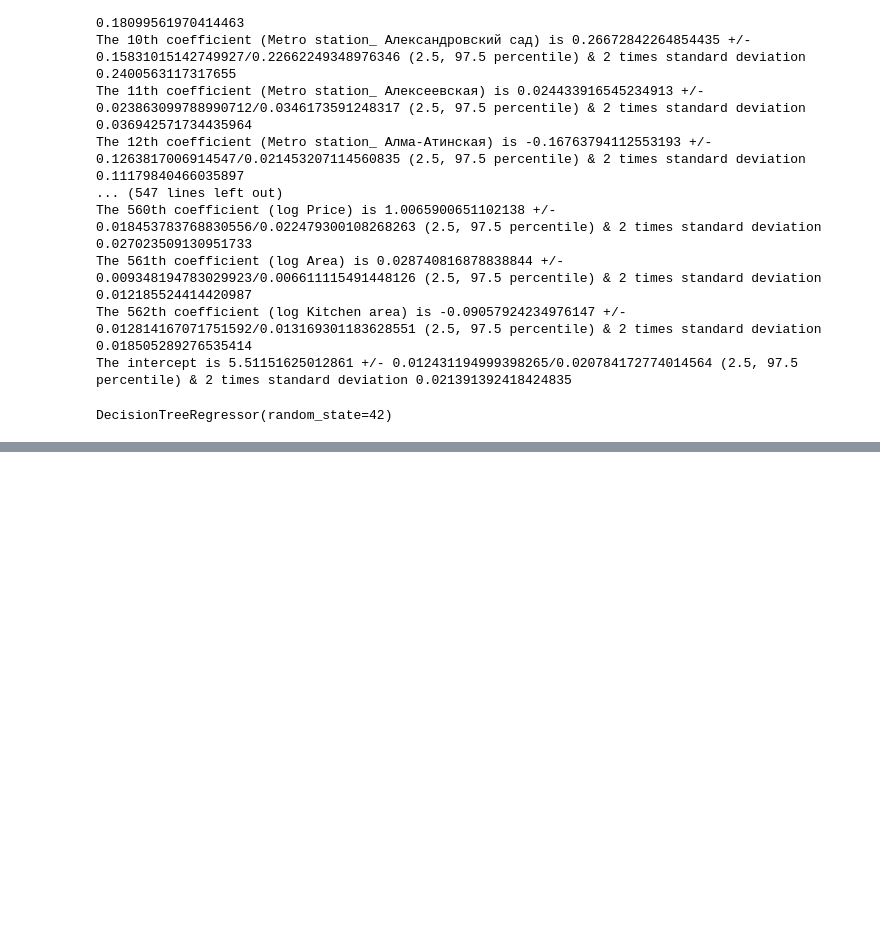
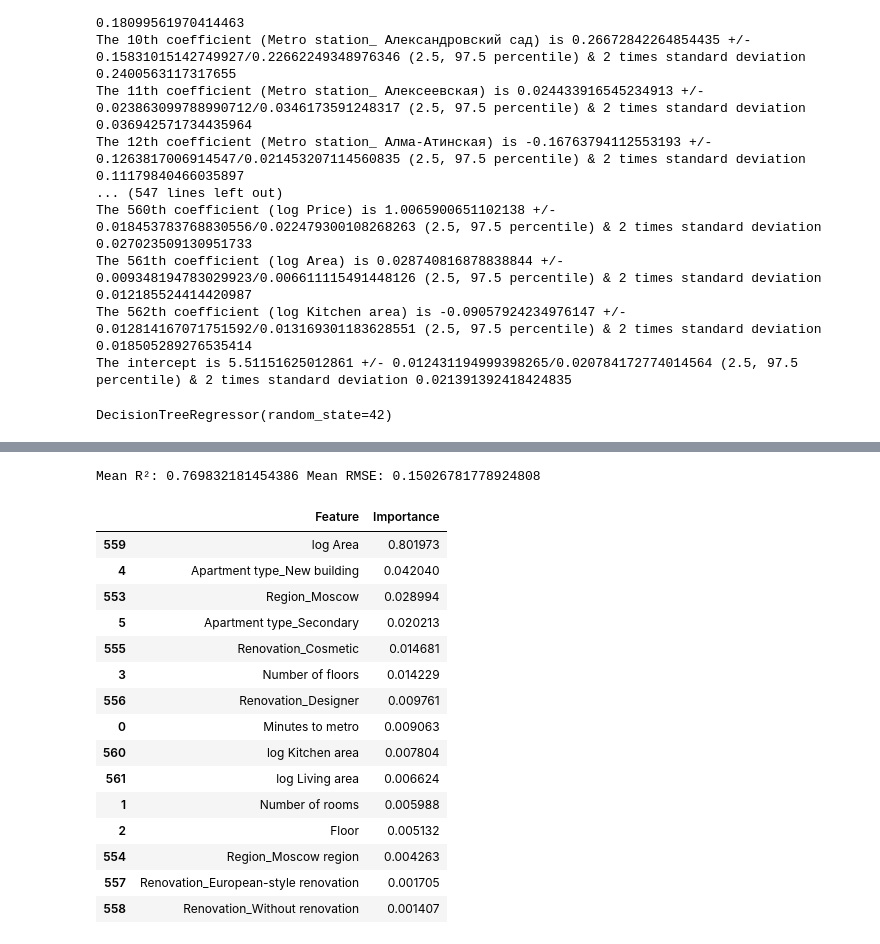
Before and after one commit to abmostert/data-science-portfolio, a Jupyter notebook: moscow_data.ipynb, the cells around one changed output, grey strips where cells are left out. Cells and saved outputs as stored; diff of their text form; code cells hidden in the pictures; blank space fills up the shorter version.

```diff
--- a/moscow_data.ipynb
+++ b/moscow_data.ipynb
@@ -854,0 +876,39 @@ TypeError: got an unexpected keyword argument 'squared'
+# %%
+cross_val_r2 = cross_val_results['test_r2']
+cross_val_rmse = -cross_val_results['test_rmse']
+print("Mean R²:", cross_val_r2.mean(), "Mean RMSE:", cross_val_rmse.mean())
+# %% [output]
+Mean R²: 0.769832181454386 Mean RMSE: 0.15026781778924808
+# %%
+estimators = cross_val_results["estimator"]
+
+# Get importance arrays for each fold
+fold_importances = [est.feature_importances_ for est in estimators]
+
+# Average across folds
+mean_importances = np.mean(fold_importances, axis=0)
+
+# Combine with column names
+feature_importance_df = pd.DataFrame({
+    "Feature": x_data.columns,
+    "Importance": mean_importances
+}).sort_values("Importance", ascending=False)
+
+feature_importance_df.head(15)
+# %% [output]
+|  | Feature | Importance |
+| 559 | log Area | 0.801973 |
+| 4 | Apartment type_New building | 0.042040 |
+| 553 | Region_Moscow | 0.028994 |
+| 5 | Apartment type_Secondary | 0.020213 |
+| 555 | Renovation_Cosmetic | 0.014681 |
+| 3 | Number of floors | 0.014229 |
+| 556 | Renovation_Designer | 0.009761 |
+| 0 | Minutes to metro | 0.009063 |
+| 560 | log Kitchen area | 0.007804 |
+| 561 | log Living area | 0.006624 |
+| 1 | Number of rooms | 0.005988 |
+| 2 | Floor | 0.005132 |
+| 554 | Region_Moscow region | 0.004263 |
+| 557 | Renovation_European-style renovation | 0.001705 |
+| 558 | Renovation_Without renovation | 0.001407 |
```
Also changed, not shown: parts of 24 cells of this notebook, 1 other file.
